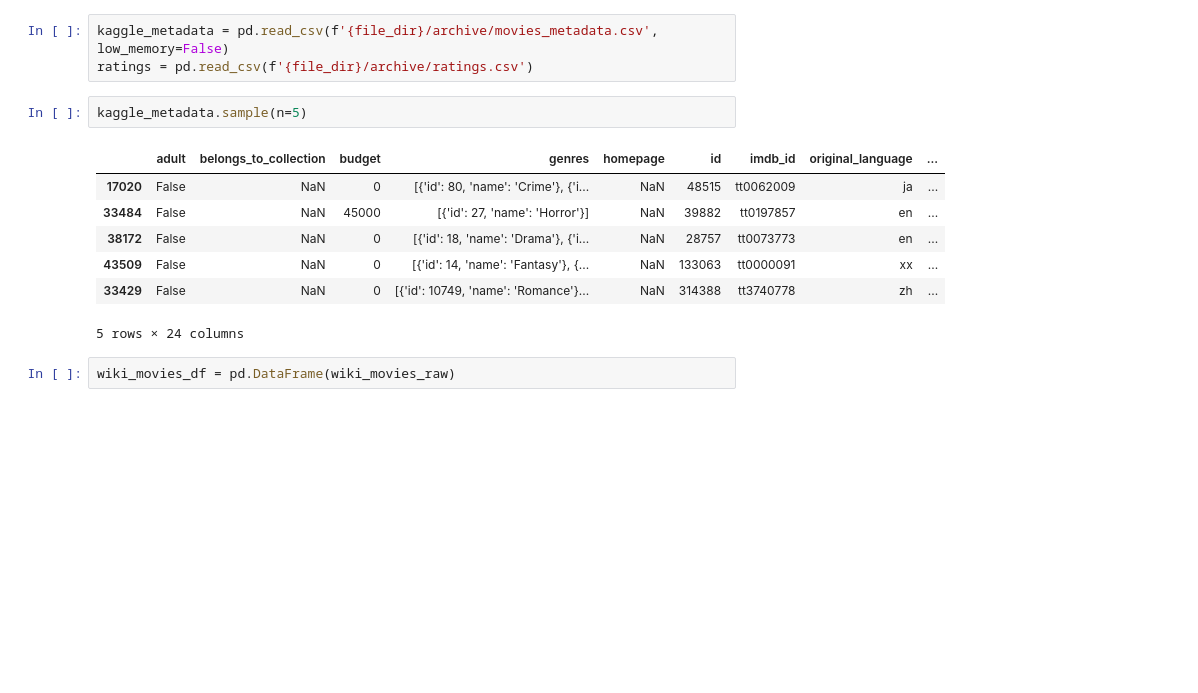
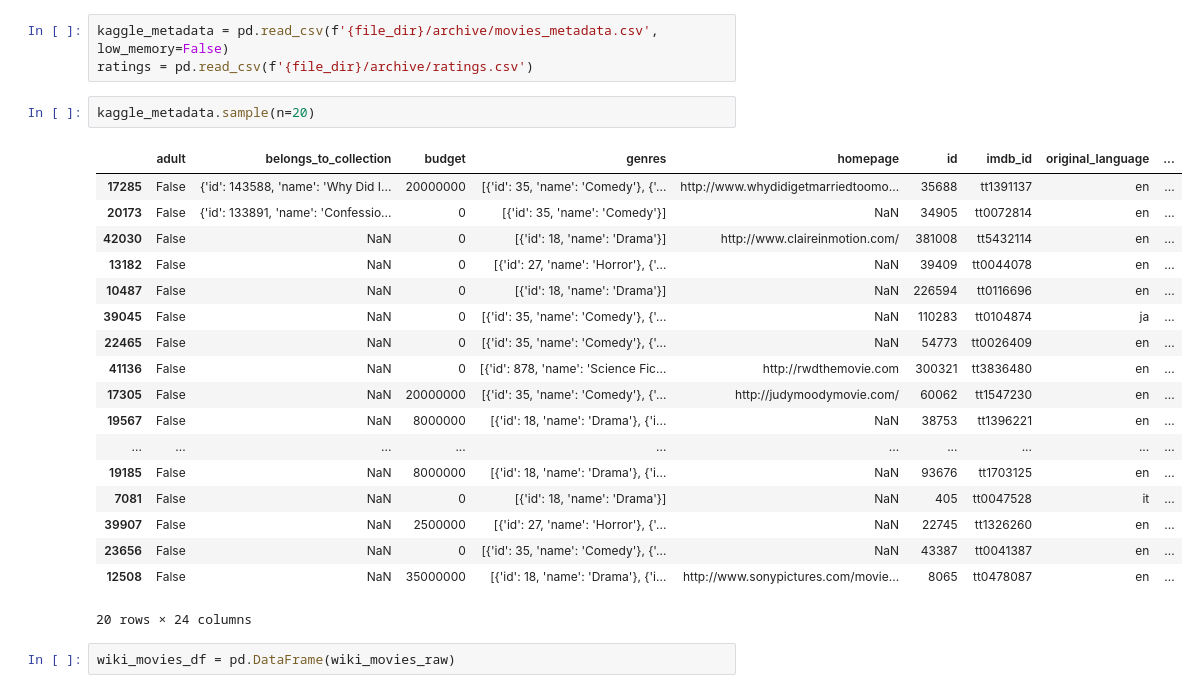
Before and after one commit to Kee2u/Movies-ETL, a Jupyter notebook: Movies_ETL.ipynb, the cells around one changed output. Cells and saved outputs as stored; diff of their text form; blank space fills up the shorter version.

```diff
--- a/Movies_ETL.ipynb
+++ b/Movies_ETL.ipynb
@@ -24,15 +25,26 @@ len(wiki_movies_raw)
 kaggle_metadata = pd.read_csv(f'{file_dir}/archive/movies_metadata.csv', low_memory=False)
 ratings = pd.read_csv(f'{file_dir}/archive/ratings.csv')
 # %%
-kaggle_metadata.sample(n=5)
+kaggle_metadata.sample(n=20)
 # %% [output]
 |  | adult | belongs_to_collection | budget | genres | homepage | id | imdb_id | original_language | ... |
-| 17020 | False | NaN | 0 | [{'id': 80, 'name': 'Crime'}, {'i... | NaN | 48515 | tt0062009 | ja | ... |
-| 33484 | False | NaN | 45000 | [{'id': 27, 'name': 'Horror'}] | NaN | 39882 | tt0197857 | en | ... |
-| 38172 | False | NaN | 0 | [{'id': 18, 'name': 'Drama'}, {'i... | NaN | 28757 | tt0073773 | en | ... |
-| 43509 | False | NaN | 0 | [{'id': 14, 'name': 'Fantasy'}, {... | NaN | 133063 | tt0000091 | xx | ... |
-| 33429 | False | NaN | 0 | [{'id': 10749, 'name': 'Romance'}... | NaN | 314388 | tt3740778 | zh | ... |
+| 17285 | False | {'id': 143588, 'name': 'Why Did I... | 20000000 | [{'id': 35, 'name': 'Comedy'}, {'... | http://www.whydidigetmarriedtoomo... | 35688 | tt1391137 | en | ... |
+| 20173 | False | {'id': 133891, 'name': 'Confessio... | 0 | [{'id': 35, 'name': 'Comedy'}] | NaN | 34905 | tt0072814 | en | ... |
+| 42030 | False | NaN | 0 | [{'id': 18, 'name': 'Drama'}] | http://www.claireinmotion.com/ | 381008 | tt5432114 | en | ... |
+| 13182 | False | NaN | 0 | [{'id': 27, 'name': 'Horror'}, {'... | NaN | 39409 | tt0044078 | en | ... |
+| 10487 | False | NaN | 0 | [{'id': 18, 'name': 'Drama'}] | NaN | 226594 | tt0116696 | en | ... |
+| 39045 | False | NaN | 0 | [{'id': 35, 'name': 'Comedy'}, {'... | NaN | 110283 | tt0104874 | ja | ... |
+| 22465 | False | NaN | 0 | [{'id': 35, 'name': 'Comedy'}, {'... | NaN | 54773 | tt0026409 | en | ... |
+| 41136 | False | NaN | 0 | [{'id': 878, 'name': 'Science Fic... | http://rwdthemovie.com | 300321 | tt3836480 | en | ... |
+| 17305 | False | NaN | 20000000 | [{'id': 35, 'name': 'Comedy'}, {'... | http://judymoodymovie.com/ | 60062 | tt1547230 | en | ... |
+| 19567 | False | NaN | 8000000 | [{'id': 18, 'name': 'Drama'}, {'i... | NaN | 38753 | tt1396221 | en | ... |
+| ... | ... | ... | ... | ... | ... | ... | ... | ... | ... |
+| 19185 | False | NaN | 8000000 | [{'id': 18, 'name': 'Drama'}, {'i... | NaN | 93676 | tt1703125 | en | ... |
+| 7081 | False | NaN | 0 | [{'id': 18, 'name': 'Drama'}] | NaN | 405 | tt0047528 | it | ... |
+| 39907 | False | NaN | 2500000 | [{'id': 27, 'name': 'Horror'}, {'... | NaN | 22745 | tt1326260 | en | ... |
+| 23656 | False | NaN | 0 | [{'id': 35, 'name': 'Comedy'}, {'... | NaN | 43387 | tt0041387 | en | ... |
+| 12508 | False | NaN | 35000000 | [{'id': 18, 'name': 'Drama'}, {'i... | http://www.sonypictures.com/movie... | 8065 | tt0478087 | en | ... |
-5 rows × 24 columns
+20 rows × 24 columns
 # %%
 wiki_movies_df = pd.DataFrame(wiki_movies_raw)
 # %%
```
Also changed, not shown: parts of 57 cells of this notebook.
